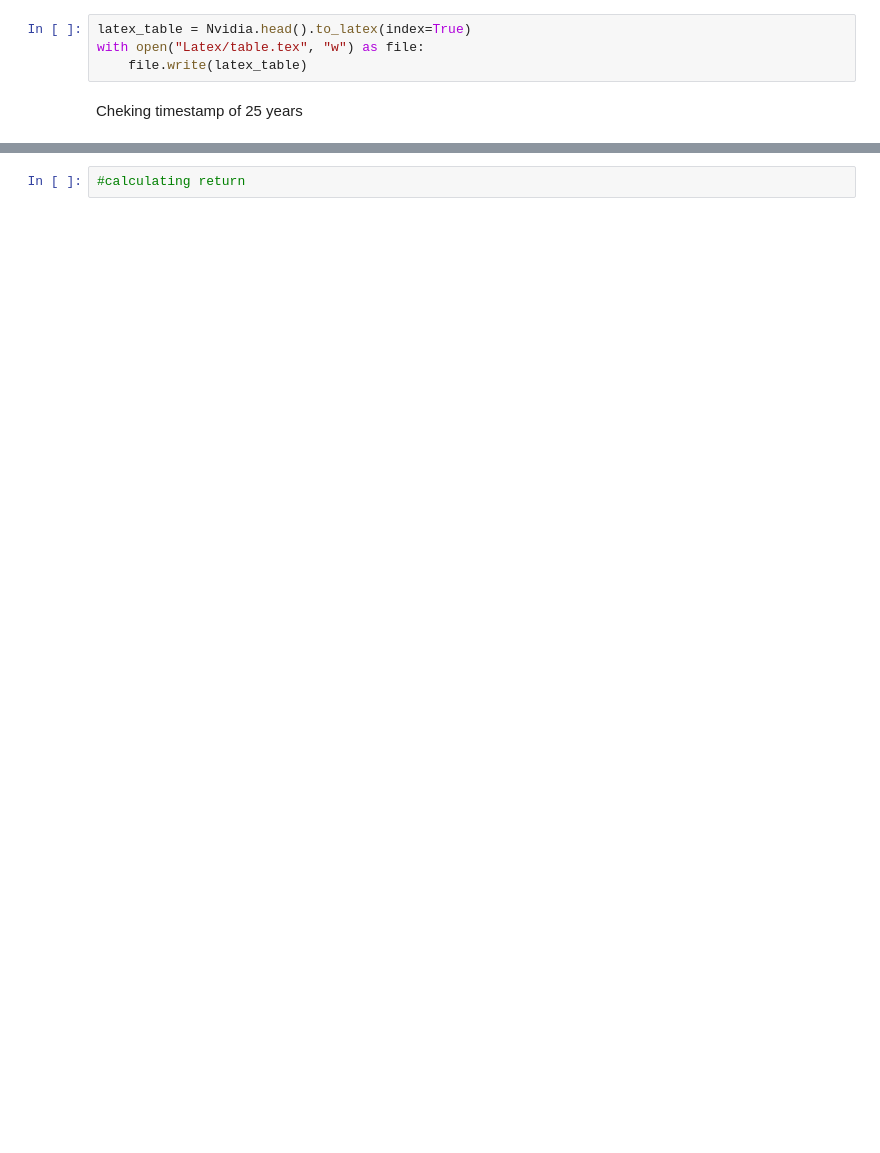
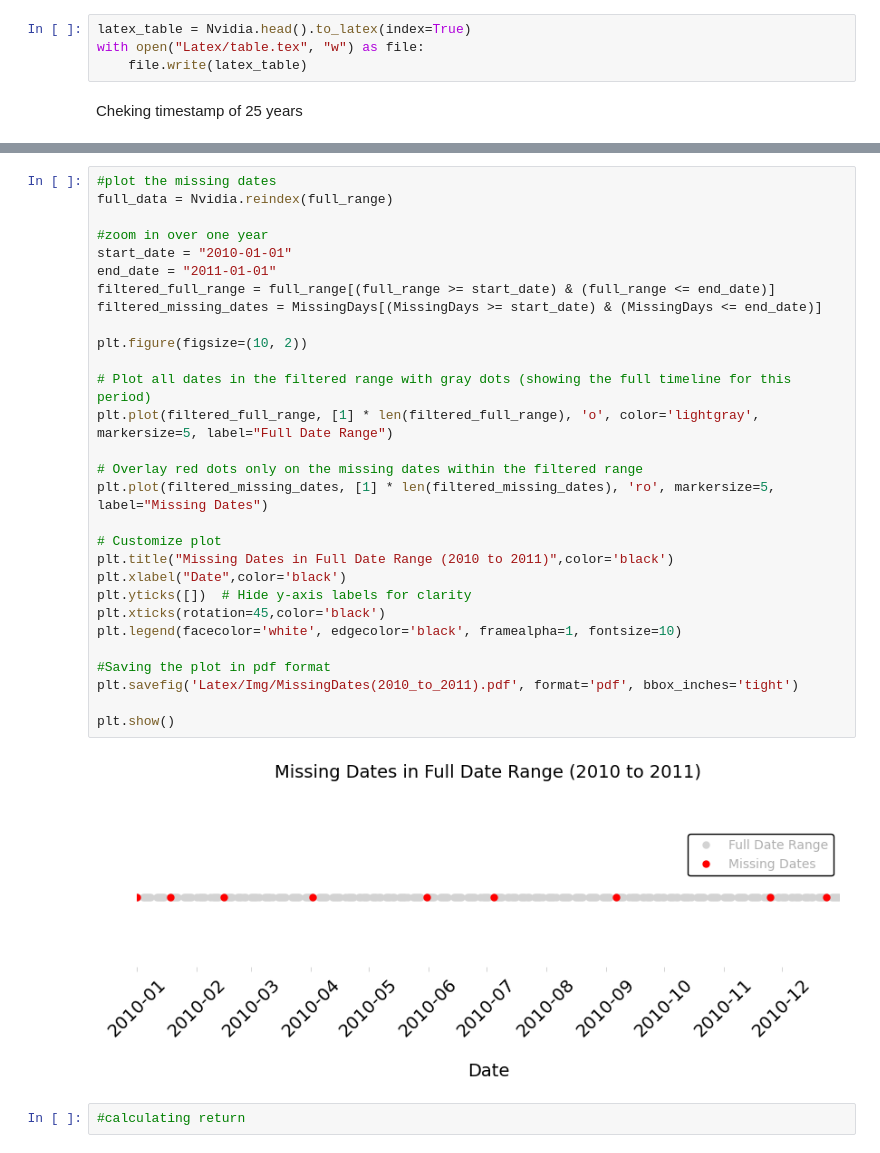
Before and after one commit to cgav1n1/Econometrics_Stylized_Facts, a Jupyter notebook: MidTermAssignment.ipynb, the cells around one changed output, grey strips where cells are left out. Cells and saved outputs as stored; diff of their text form; blank space fills up the shorter version.

```diff
--- a/MidTermAssignment.ipynb
+++ b/MidTermAssignment.ipynb
@@ -82,4 +99,35 @@ Date
 Name: Adj Close, dtype: float64
+# %%
+#plot the missing dates
+full_data = Nvidia.reindex(full_range)
+
+#zoom in over one year
+start_date = "2010-01-01"
+end_date = "2011-01-01"
+filtered_full_range = full_range[(full_range >= start_date) & (full_range <= end_date)]
+filtered_missing_dates = MissingDays[(MissingDays >= start_date) & (MissingDays <= end_date)]
+
+plt.figure(figsize=(10, 2))
+
+# Plot all dates in the filtered range with gray dots (showing the full timeline for this period)
+plt.plot(filtered_full_range, [1] * len(filtered_full_range), 'o', color='lightgray', markersize=5, label="Full Date Range")
+
+# Overlay red dots only on the missing dates within the filtered range
+plt.plot(filtered_missing_dates, [1] * len(filtered_missing_dates), 'ro', markersize=5, label="Missing Dates")
+
+# Customize plot
+plt.title("Missing Dates in Full Date Range (2010 to 2011)",color='black')
+plt.xlabel("Date",color='black')
+plt.yticks([])  # Hide y-axis labels for clarity
+plt.xticks(rotation=45,color='black')
+plt.legend(facecolor='white', edgecolor='black', framealpha=1, fontsize=10)
+
+#Saving the plot in pdf format
+plt.savefig('Latex/Img/MissingDates(2010_to_2011).pdf', format='pdf', bbox_inches='tight')
+
+plt.show()
+# %% [output]
+[figure, added]
 # %%
 #calculating return
 # %%
```
Also changed, not shown: parts of 5 cells of this notebook, 9 other files.
